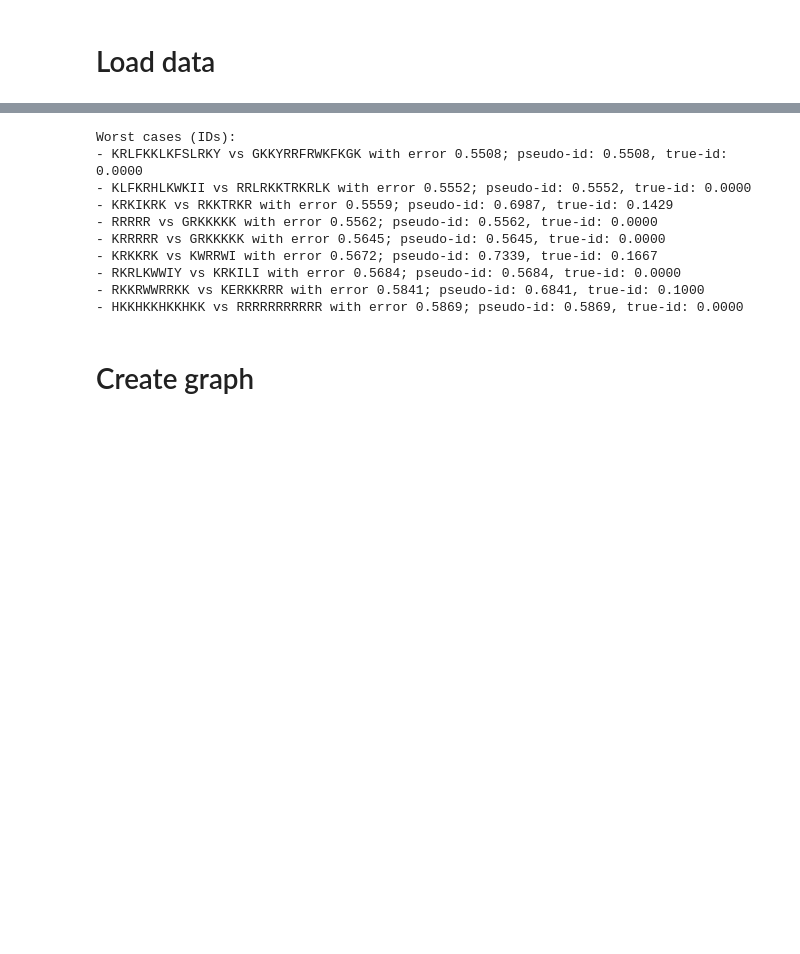
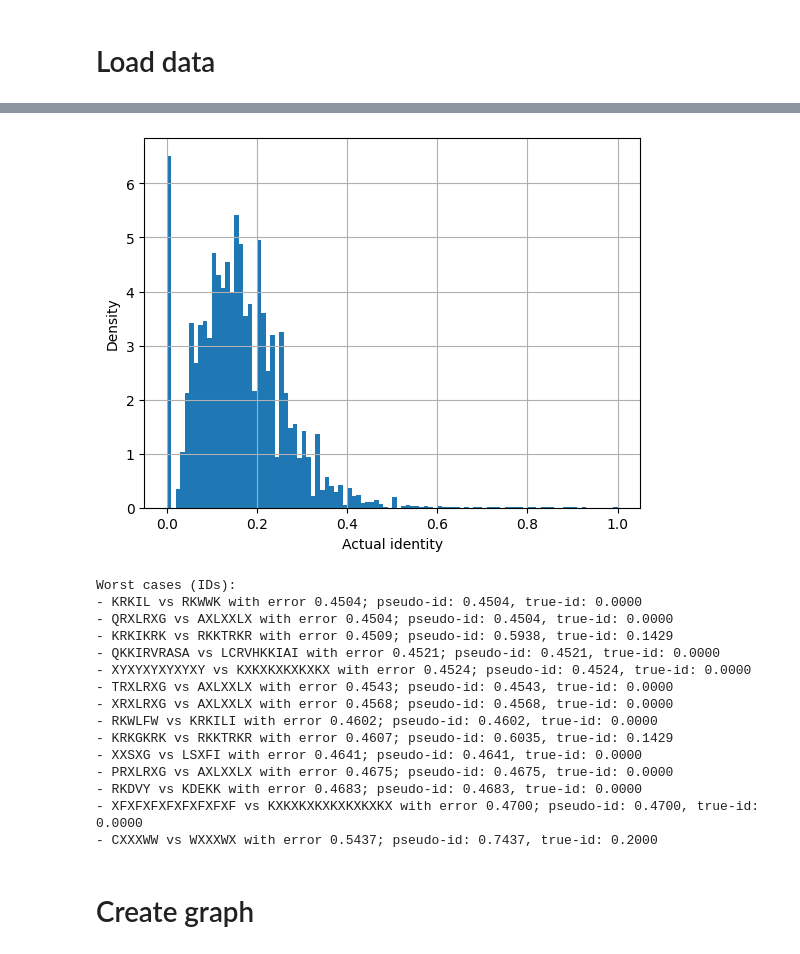
Before and after one commit to anthol42/QMAP, a Jupyter notebook: split_experiment/deepheuristic/analyse_deep_heuristic.ipynb, the cells around one changed output, grey strips where cells are left out. Saved outputs shown, nothing was run; the diff lists cells and outputs as text; code cells hidden in the pictures; blank space fills up the shorter version.

```diff
--- a/split_experiment/deepheuristic/analyse_deep_heuristic.ipynb
+++ b/split_experiment/deepheuristic/analyse_deep_heuristic.ipynb
@@ -86,5 +86,13 @@ plt.grid()
+# %%
+plt.hist(dm.reshape(-1), bins=100, density=True)
+plt.xlabel("Actual identity")
+plt.ylabel("Density")
+plt.grid()
+# %% [output]
+[figure, added]
 # %%
 # Visualize worst cases
+error = np.abs(alignments - dm)
 worst_cases = np.argsort(error, axis=None)[-50:]  # Get indices of the worst cases
 worst_cases = np.unravel_index(worst_cases, error.shape)
 worst_cases = [(i, j) for i, j in zip(*worst_cases) if i < j]  # Keep only upper triangle indices
@@ -101,15 +109,20 @@ for i, j in worst_cases:
     print(f"- {seq1} vs {seq2} with error {error[i, j]:.4f}; pseudo-id: {alignments[i, j]:.4f}, true-id: {dm[i, j]:.4f}")
 # %% [output]
 Worst cases (IDs):
-- KRLFKKLKFSLRKY vs GKKYRRFRWKFKGK with error 0.5508; pseudo-id: 0.5508, true-id: 0.0000
-- KLFKRHLKWKII vs RRLRKKTRKRLK with error 0.5552; pseudo-id: 0.5552, true-id: 0.0000
-- KRKIKRK vs RKKTRKR with error 0.5559; pseudo-id: 0.6987, true-id: 0.1429
-- RRRRR vs GRKKKKK with error 0.5562; pseudo-id: 0.5562, true-id: 0.0000
-- KRRRRR vs GRKKKKK with error 0.5645; pseudo-id: 0.5645, true-id: 0.0000
-- KRKKRK vs KWRRWI with error 0.5672; pseudo-id: 0.7339, true-id: 0.1667
-- RKRLKWWIY vs KRKILI with error 0.5684; pseudo-id: 0.5684, true-id: 0.0000
-- RKKRWWRRKK vs KERKKRRR with error 0.5841; pseudo-id: 0.6841, true-id: 0.1000
-- HKKHKKHKKHKK vs RRRRRRRRRRR with error 0.5869; pseudo-id: 0.5869, true-id: 0.0000
+- KRKIL vs RKWWK with error 0.4504; pseudo-id: 0.4504, true-id: 0.0000
+- QRXLRXG vs AXLXXLX with error 0.4504; pseudo-id: 0.4504, true-id: 0.0000
+- KRKIKRK vs RKKTRKR with error 0.4509; pseudo-id: 0.5938, true-id: 0.1429
+- QKKIRVRASA vs LCRVHKKIAI with error 0.4521; pseudo-id: 0.4521, true-id: 0.0000
+- XYXYXYXYXYXY vs KXKXKXKXKXKX with error 0.4524; pseudo-id: 0.4524, true-id: 0.0000
+- TRXLRXG vs AXLXXLX with error 0.4543; pseudo-id: 0.4543, true-id: 0.0000
+- XRXLRXG vs AXLXXLX with error 0.4568; pseudo-id: 0.4568, true-id: 0.0000
+- RKWLFW vs KRKILI with error 0.4602; pseudo-id: 0.4602, true-id: 0.0000
+- KRKGKRK vs RKKTRKR with error 0.4607; pseudo-id: 0.6035, true-id: 0.1429
+- XXSXG vs LSXFI with error 0.4641; pseudo-id: 0.4641, true-id: 0.0000
+- PRXLRXG vs AXLXXLX with error 0.4675; pseudo-id: 0.4675, true-id: 0.0000
+- RKDVY vs KDEKK with error 0.4683; pseudo-id: 0.4683, true-id: 0.0000
+- XFXFXFXFXFXFXFXF vs KXKXKXKXKXKXKXKX with error 0.4700; pseudo-id: 0.4700, true-id: 0.0000
+- CXXXWW vs WXXXWX with error 0.5437; pseudo-id: 0.7437, true-id: 0.2000
 # %% [markdown]
 # Create graph
 # %%
```
Also changed, not shown: parts of 9 cells of this notebook, 1 other file.
